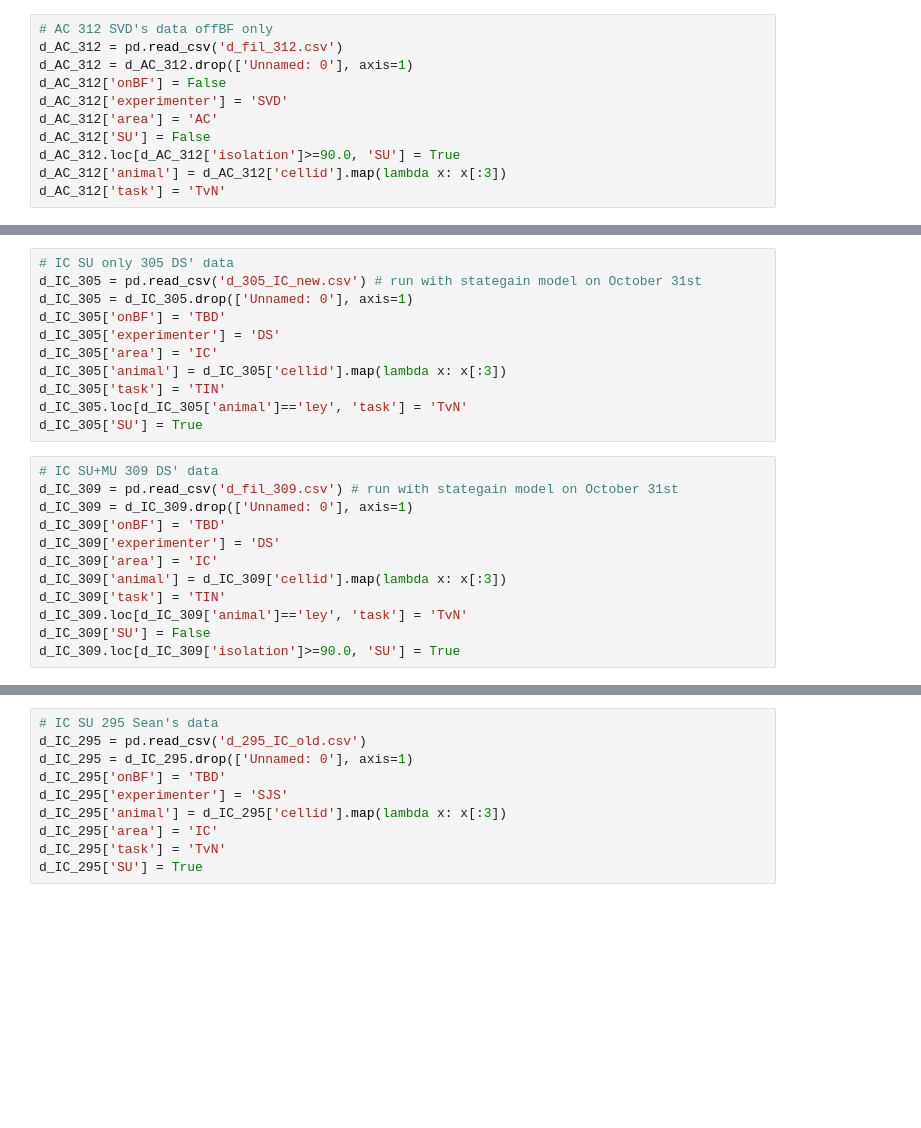
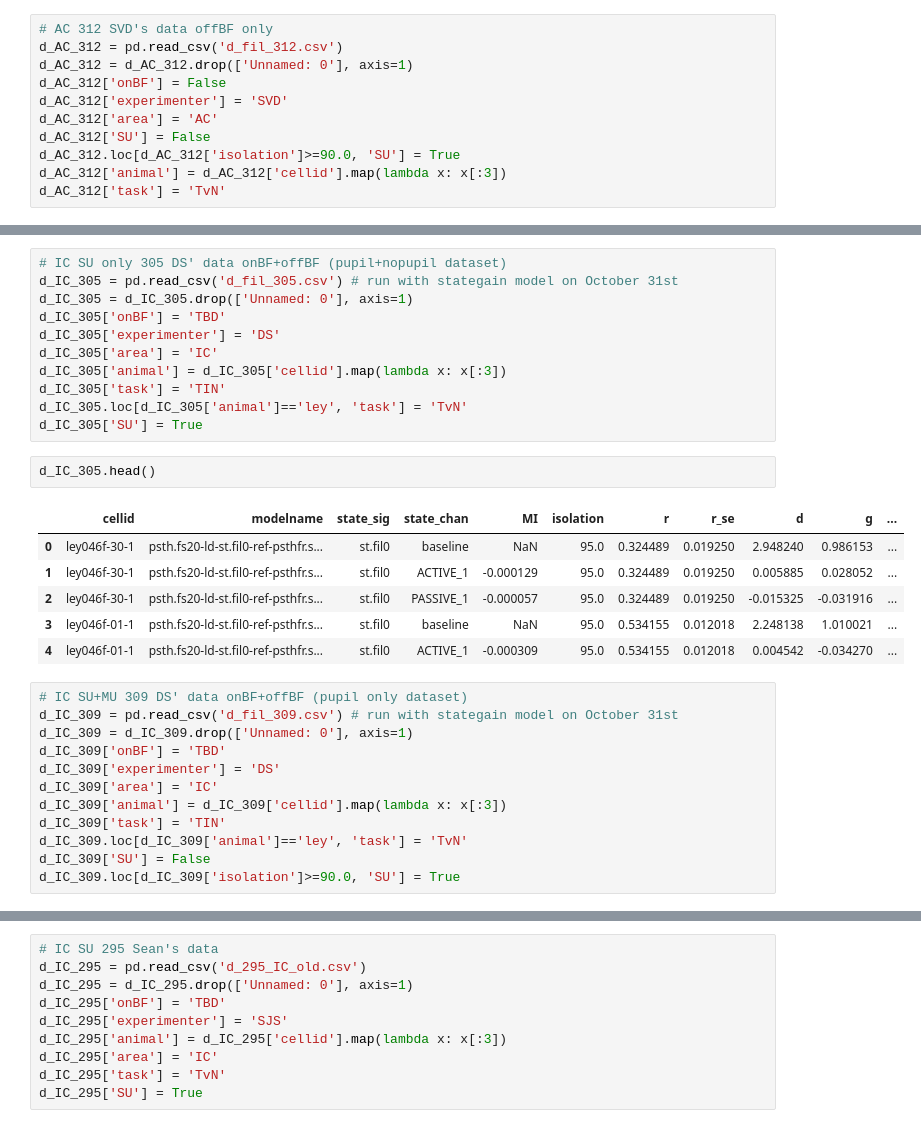
Before and after one commit to nadoss/nems_db, a Jupyter notebook: nems_lbhb/notebooks/ACIC_comparisons/ACIC_comp_DS_SVD_SJS_new.ipynb, the cells around one changed output, grey strips where cells are left out. Cells and saved outputs as stored; diff of their text form; blank space fills up the shorter version.

```diff
--- a/nems_lbhb/notebooks/ACIC_comparisons/ACIC_comp_DS_SVD_SJS_new.ipynb
+++ b/nems_lbhb/notebooks/ACIC_comparisons/ACIC_comp_DS_SVD_SJS_new.ipynb
@@ -75,6 +103,6 @@ d_AC_312.head()
 # %%
-# IC SU only 305 DS' data
-d_IC_305 = pd.read_csv('d_305_IC_new.csv') # run with stategain model on October 31st
+# IC SU only 305 DS' data onBF+offBF (pupil+nopupil dataset)
+d_IC_305 = pd.read_csv('d_fil_305.csv') # run with stategain model on October 31st
 d_IC_305 = d_IC_305.drop(['Unnamed: 0'], axis=1)
 d_IC_305['onBF'] = 'TBD'
 d_IC_305['experimenter'] = 'DS'
@@ -83,8 +111,17 @@ d_IC_305['animal'] = d_IC_305['cellid'].map(lambda x: x[:3])
 d_IC_305['task'] = 'TIN'
 d_IC_305.loc[d_IC_305['animal']=='ley', 'task'] = 'TvN'
 d_IC_305['SU'] = True
+# %%
+d_IC_305.head()
+# %% [output]
+|  | cellid | modelname | state_sig | state_chan | MI | isolation | r | r_se | d | g | ... |
+| 0 | ley046f-30-1 | psth.fs20-ld-st.fil0-ref-psthfr.s... | st.fil0 | baseline | NaN | 95.0 | 0.324489 | 0.019250 | 2.948240 | 0.986153 | ... |
+| 1 | ley046f-30-1 | psth.fs20-ld-st.fil0-ref-psthfr.s... | st.fil0 | ACTIVE_1 | -0.000129 | 95.0 | 0.324489 | 0.019250 | 0.005885 | 0.028052 | ... |
+| 2 | ley046f-30-1 | psth.fs20-ld-st.fil0-ref-psthfr.s... | st.fil0 | PASSIVE_1 | -0.000057 | 95.0 | 0.324489 | 0.019250 | -0.015325 | -0.031916 | ... |
+| 3 | ley046f-01-1 | psth.fs20-ld-st.fil0-ref-psthfr.s... | st.fil0 | baseline | NaN | 95.0 | 0.534155 | 0.012018 | 2.248138 | 1.010021 | ... |
+| 4 | ley046f-01-1 | psth.fs20-ld-st.fil0-ref-psthfr.s... | st.fil0 | ACTIVE_1 | -0.000309 | 95.0 | 0.534155 | 0.012018 | 0.004542 | -0.034270 | ... |
 # %%
-# IC SU+MU 309 DS' data
+# IC SU+MU 309 DS' data onBF+offBF (pupil only dataset)
 d_IC_309 = pd.read_csv('d_fil_309.csv') # run with stategain model on October 31st
 d_IC_309 = d_IC_309.drop(['Unnamed: 0'], axis=1)
 d_IC_309['onBF'] = 'TBD'
```
Also changed, not shown: parts of 27 cells of this notebook, 3 other files.
